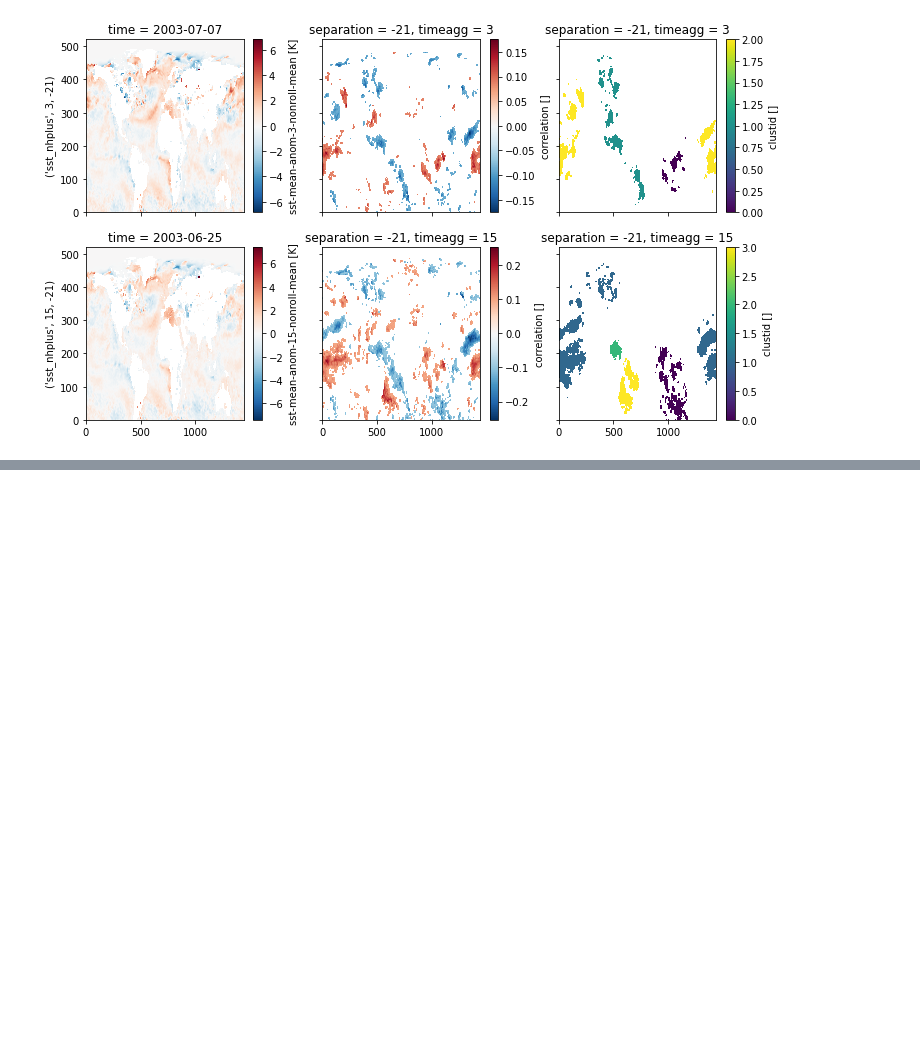
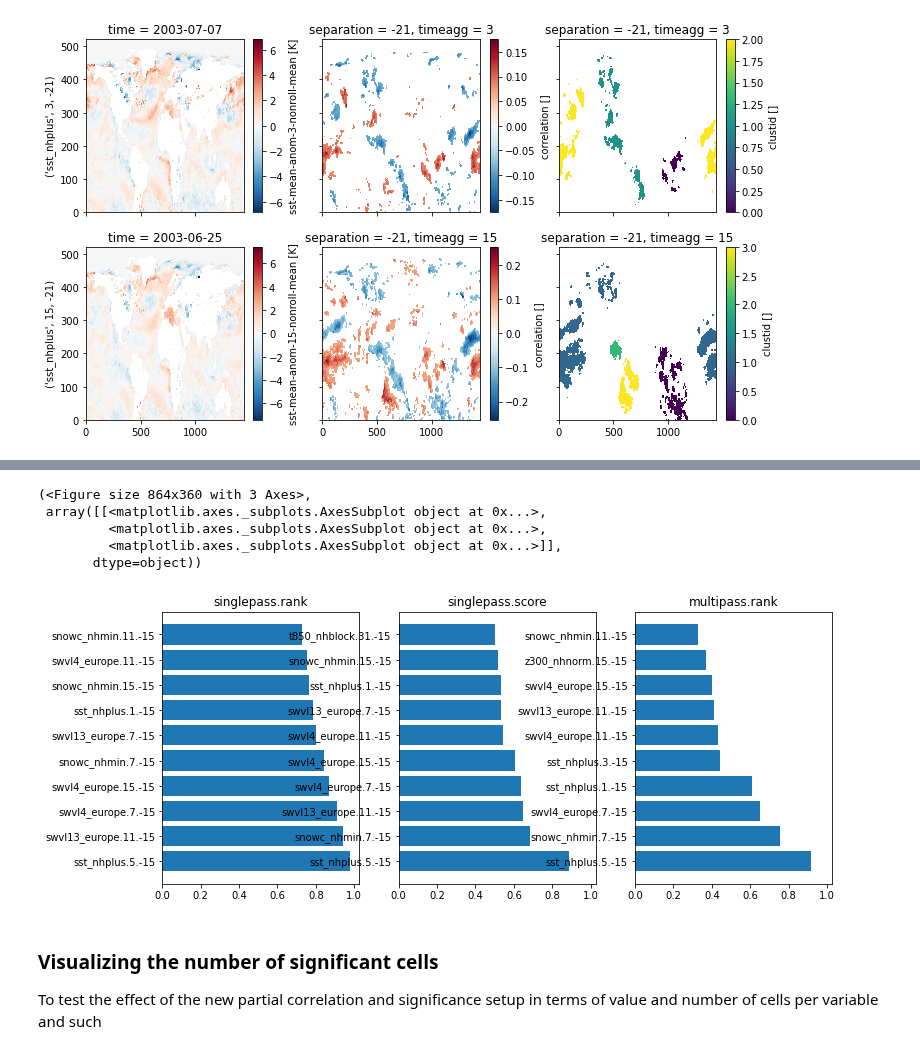
Before and after one commit to chiemvs/Weave, a Jupyter notebook: notebooks/test_inspection.ipynb, the cells around one changed output, grey strips where cells are left out. Saved outputs shown, nothing was run; the diff lists cells and outputs as text; code cells hidden in the pictures; blank space fills up the shorter version.

```diff
--- a/notebooks/test_inspection.ipynb
+++ b/notebooks/test_inspection.ipynb
@@ -124,0 +123,14 @@ plt.show()
+# %%
+impdf = perm.df.iloc[perm.df.index.get_loc_level(5, 'respagg')[0],:3]
+# %%
+barplot(impdf)
+# %% [output]
+(<Figure size 864x360 with 3 Axes>,
+ array([[<matplotlib.axes._subplots.AxesSubplot object at 0x...>,
+         <matplotlib.axes._subplots.AxesSubplot object at 0x...>,
+         <matplotlib.axes._subplots.AxesSubplot object at 0x...>]],
+       dtype=object))
+[figure, added]
+# %% [markdown]
+### Visualizing the number of significant cells
+To test the effect of the new partial correlation and significance setup in terms of value and number of cells per variable and such
```
Also changed, not shown: parts of 14 cells of this notebook, 1 other file.
